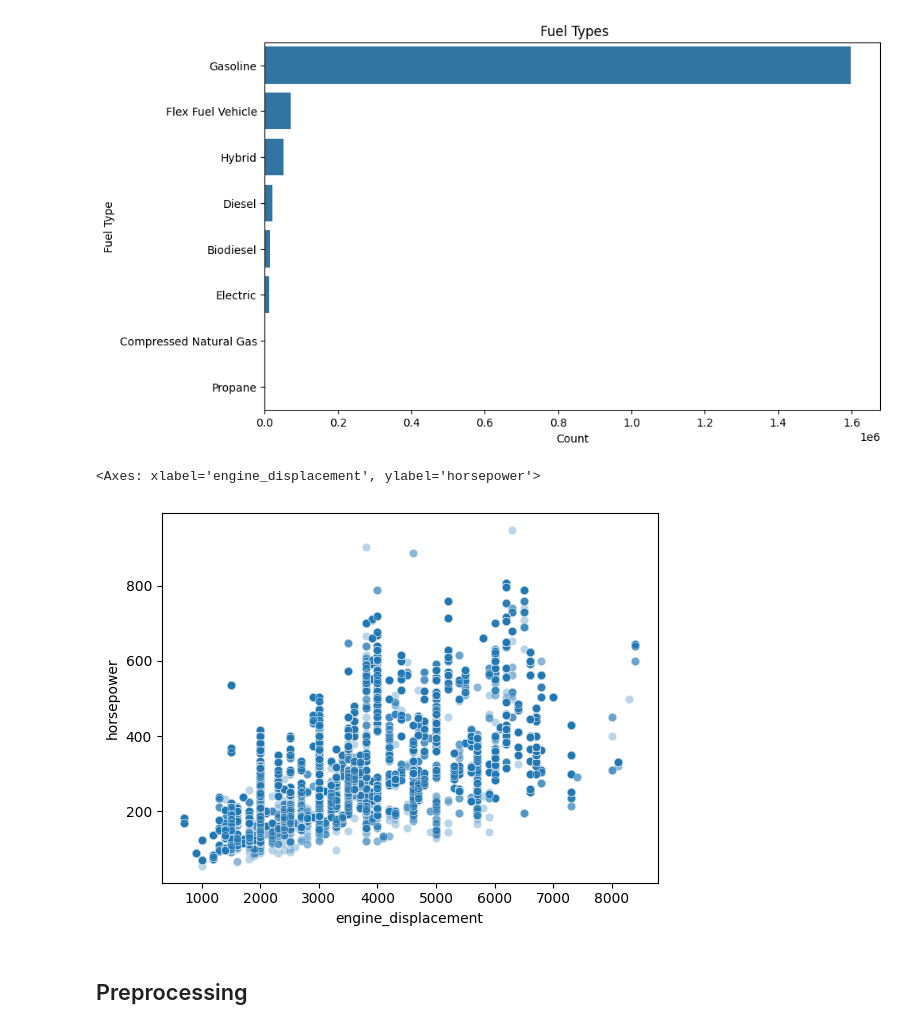
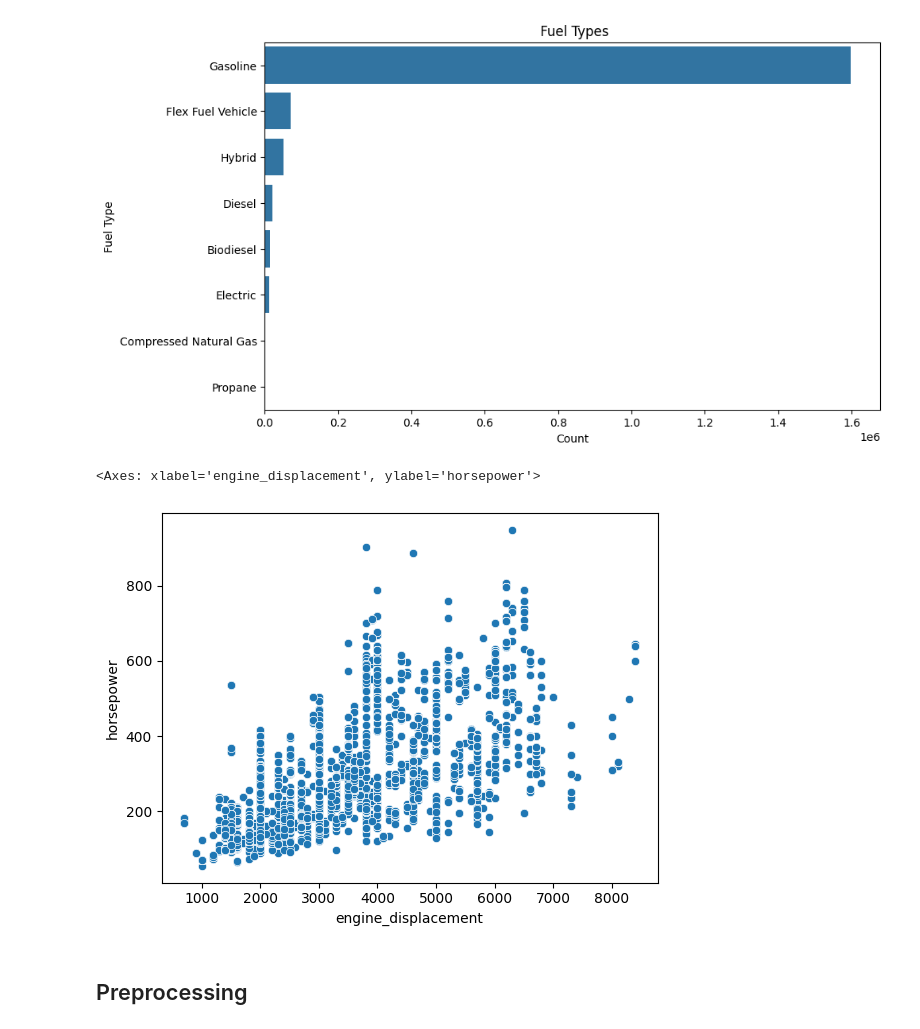
Before and after one commit to raoufRahmani/EDA-and-preprocessing-Homework, a Jupyter notebook: cars2.ipynb, the cells around one changed output. Saved outputs shown, nothing was run; the diff lists cells and outputs as text; code cells hidden in the pictures.

```diff
--- a/cars2.ipynb
+++ b/cars2.ipynb
@@ -764,15 +793,10 @@ plt.show()
 # %% [output]
 [figure]
 # %%
-sns.scatterplot(
-    data=df_short,
-    x='engine_displacement',
-    y='horsepower',
-    alpha=0.3
-)
+sns.scatterplot(data=df_short,x='engine_displacement', y='horsepower')
 # %% [output]
 <Axes: xlabel='engine_displacement', ylabel='horsepower'>
-[figure, old version]
+[figure, new version]
 # %% [markdown]
 ## Preprocessing
 # %% [markdown]
```
Also changed, not shown: parts of 11 cells of this notebook.
